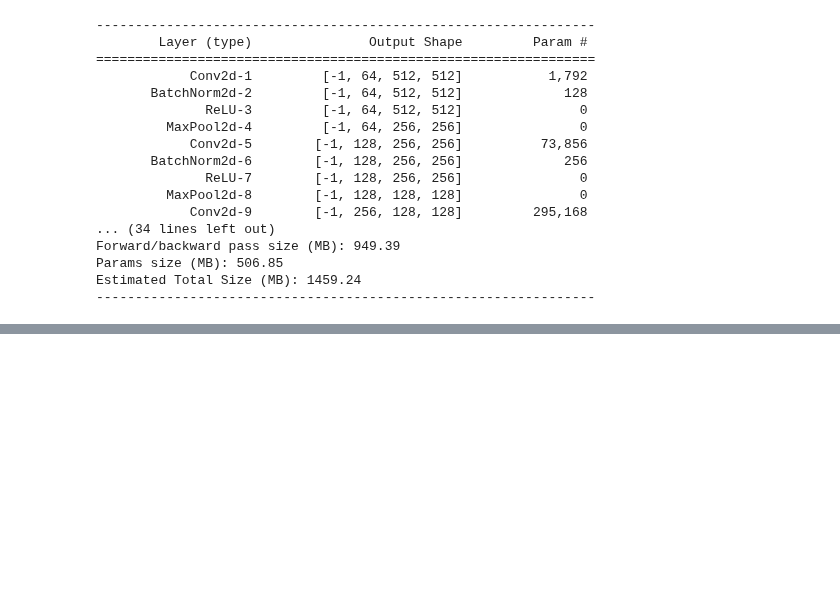
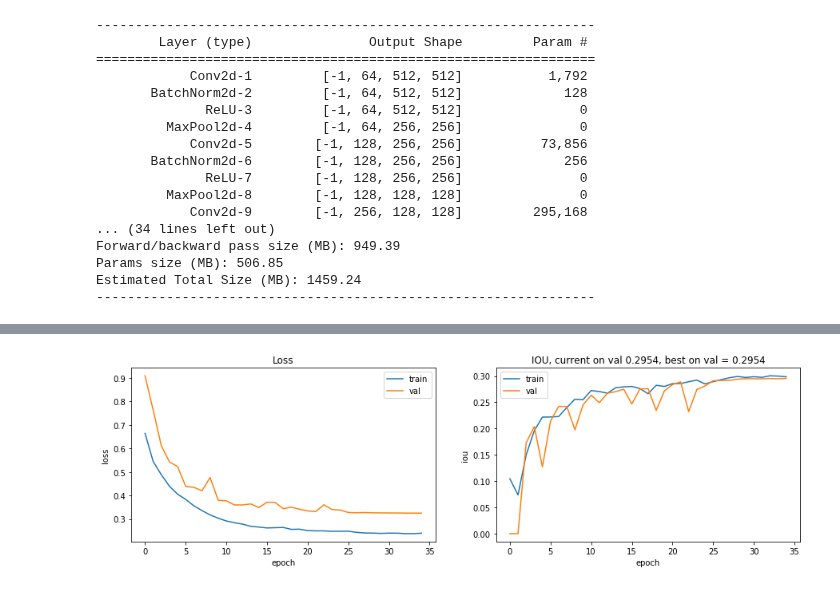
Before and after one commit to dzisandy/Deep-Learning, a Jupyter notebook: HW3/homework03_part1_both.ipynb, the cells around one changed output, grey strips where cells are left out. Drawn from its saved outputs; the diff is of its cells as text; code cells hidden in the pictures; blank space fills up the shorter version.

```diff
--- a/HW3/homework03_part1_both.ipynb
+++ b/HW3/homework03_part1_both.ipynb
@@ -115,4 +122,4 @@ train_dataset = Dataset('BBBC018_v1_images-fixed/train', 'BBBC018_v1_outlines/tr
 train_dataloader = DataLoader(train_dataset,batch_size = 3,shuffle=True)
 
 val_dataset = Dataset('BBBC018_v1_images-fixed/val', 'BBBC018_v1_outlines/val', val_transform)
-val_dataloader = DataLoader(val_dataset, batch_size = 2,shuffle=False)
+val_dataloader = DataLoader(val_dataset,batch_size = 1,shuffle=False)
@@ -274,5 +227,5 @@ class UNet(nn.Module):
 # %%
-def train_model(model, criterion, optimizer, scheduler, num_epochs=50, limit = 0.6,  max_iou_val = 0):
+def train_model(model, criterion, optimizer, scheduler, num_epochs=50, limit = 0.5,  max_iou_val = 0):
 
     loss_history_train = []
     loss_history_val = []
@@ -293,20 +246,18 @@ def train_model(model, criterion, optimizer, scheduler, num_epochs=50, limit = 0
 
         model.train()
 
-        for inputs, masks in train_dataloader:
-            inputs = inputs.cuda()
-            masks = masks.cuda()
-            outputs = model(inputs)
+        for train_images, train_outlines in train_dataloader:
+            outputs = model(train_images.cuda())
             optimizer.zero_grad()
-            loss = criterion(outputs.view(-1), masks.view(-1))
+            loss = criterion(outputs.view(-1), train_outlines.cuda().view(-1))
             loss.backward()
             optimizer.step()
 
 
-            loss_train += loss.item() * inputs.size(0)
+            loss_train += loss.item() * train_images.size(0)
             pred = (outputs.detach().sigmoid() >= limit).cpu().numpy()
             predictions_train += [pred]
-            outlines_train += [masks.cpu().numpy()]
+            outlines_train += [train_outlines.cpu().numpy()]
         epoch_loss_train = loss_train / len(train_dataset)
         epoch_iou_train = calc_iou(predictions_train, np.array(outlines_train))
 
@@ -315,18 +266,17 @@ def train_model(model, criterion, optimizer, scheduler, num_epochs=50, limit = 0
 
         model.eval()
 
-        for inputs, masks in val_dataloader:
-            inputs = inputs.cuda()
-            masks = masks.cuda()
-            outputs = model(inputs)
-            loss = criterion(outputs.view(-1), masks.view(-1))
+        for val_images, val_outlines in val_dataloader:
+            outputs = model(val_images.cuda())
+            loss = criterion(outputs.view(-1), val_outlines.cuda().view(-1))
 
-            loss_val += loss.item() * inputs.size(0)
+            loss_val += loss.item() * val_images.size(0)
             pred = (outputs.detach().sigmoid() >= limit).cpu().numpy()
             predictions_val += [pred]
-            outlines_val += [masks.cpu().numpy()]
+            outlines_val += [val_outlines.cpu().numpy()]
 
         epoch_loss_val = loss_val / len(val_dataset)
+        predictions_val = np.concatenate(predictions_val)
         epoch_iou_val = calc_iou(predictions_val, np.array(outlines_val))
 
         loss_history_val.append(epoch_loss_val)
@@ -413,3 +352,13 @@ fine_net, _ = train_model(net, criterion, optimizer, scheduler,limit = 0.55, num
+# %%
+net = UNet(fine_tuning = True)
+net = net.cuda()
+
+criterion = nn.BCEWithLogitsLoss(pos_weight=torch.tensor(5).float().cuda())
+optimizer = optim.Adam(net.parameters())
+scheduler = torch.optim.lr_scheduler.MultiStepLR(optimizer, (25,30), gamma=.1)
+fine_net, finetune_iou = train_model(net, criterion, optimizer, scheduler, num_epochs=35 ,limit = 0.62)
+# %% [output]
+[figure, added]
 # %%
 '''function to write segmentation on test data'''
 def segment_test():
```
Also changed, not shown: parts of 14 cells of this notebook.
